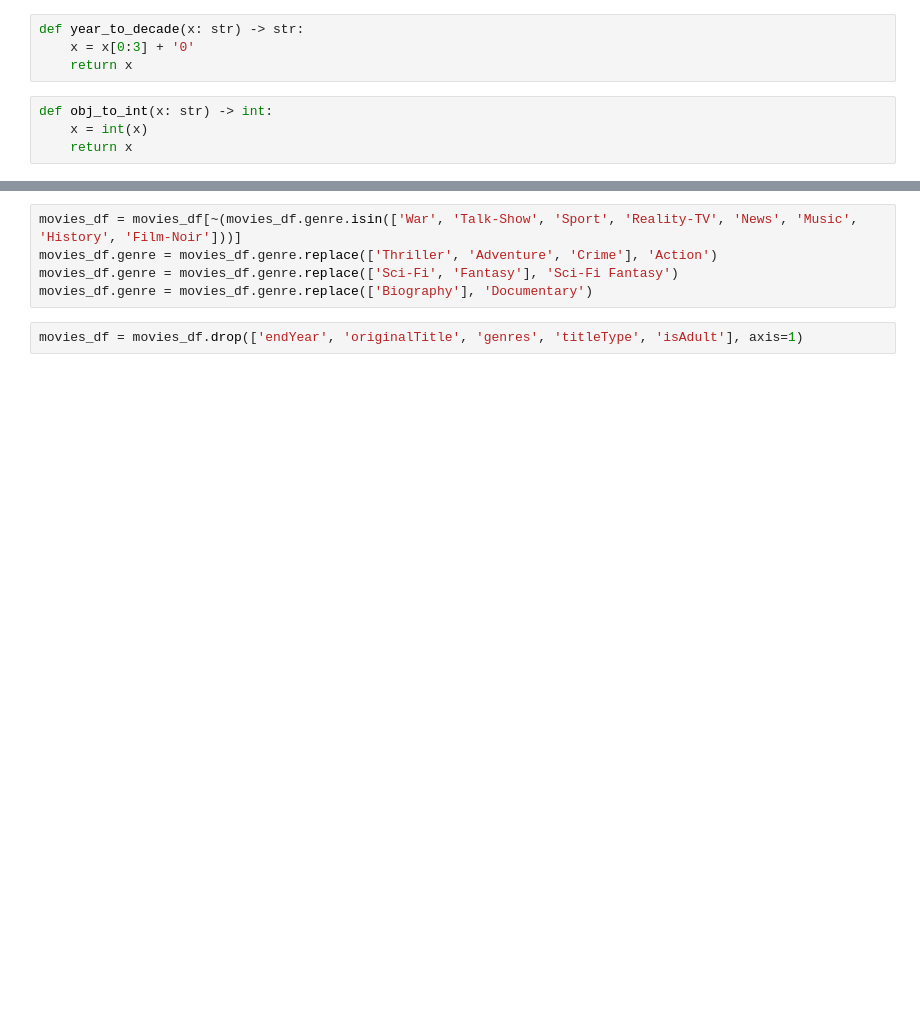
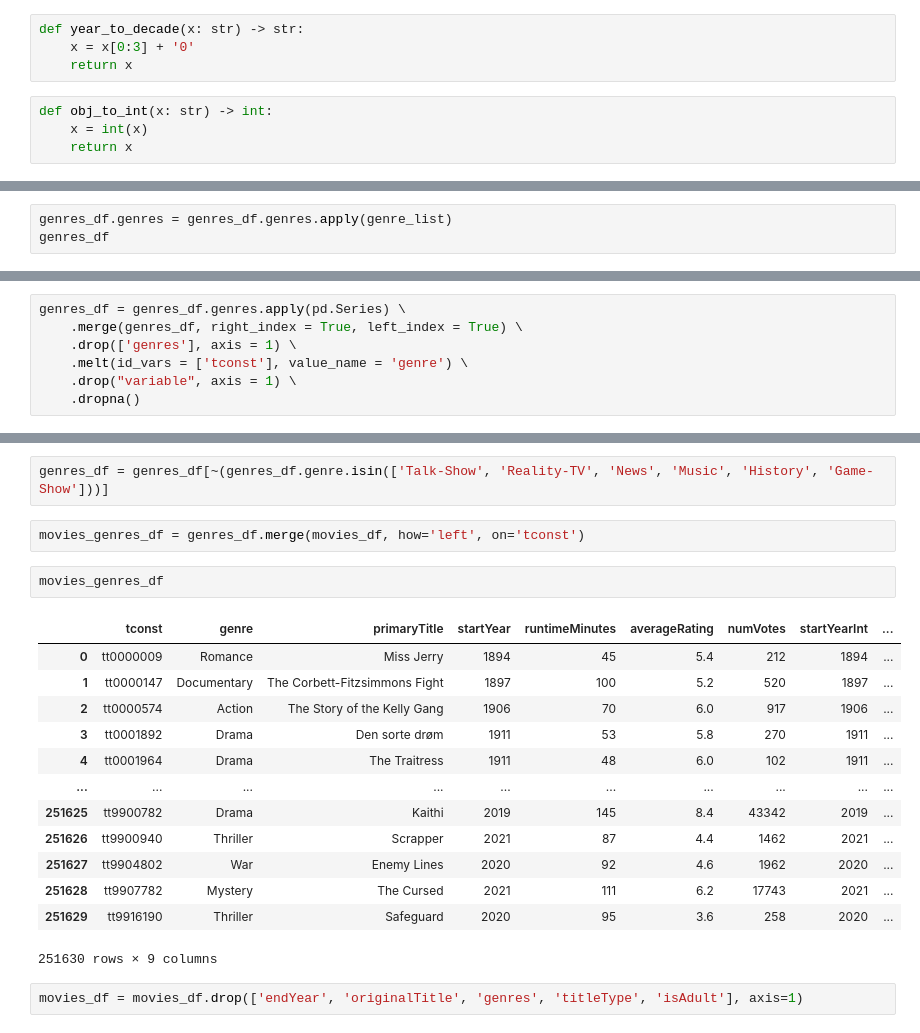
Before and after one commit to emily-dee/IMDB_data_analytics_project, a Jupyter notebook: Insight into Movies for the Hollywood Big Wigs.ipynb, the cells around one changed output, grey strips where cells are left out. Cells and saved outputs as stored; diff of their text form; blank space fills up the shorter version.

```diff
--- a/Insight into Movies for the Hollywood Big Wigs.ipynb
+++ b/Insight into Movies for the Hollywood Big Wigs.ipynb
@@ -142,0 +131,3 @@ dtype: int64
+# %%
+genres_df.genres = genres_df.genres.apply(genre_list)
+genres_df
@@ -142,0 +148,7 @@ dtype: int64
+# %%
+genres_df = genres_df.genres.apply(pd.Series) \
+    .merge(genres_df, right_index = True, left_index = True) \
+    .drop(['genres'], axis = 1) \
+    .melt(id_vars = ['tconst'], value_name = 'genre') \
+    .drop("variable", axis = 1) \
+    .dropna()
@@ -143,8 +192,23 @@ dtype: int64
 # %%
-movies_df = movies_df[~(movies_df.genre.isin(['War', 'Talk-Show', 'Sport', 'Reality-TV', 'News', 'Music', 'History', 'Film-Noir']))]
-movies_df.genre = movies_df.genre.replace(['Thriller', 'Adventure', 'Crime'], 'Action')
-movies_df.genre = movies_df.genre.replace(['Sci-Fi', 'Fantasy'], 'Sci-Fi Fantasy')
-movies_df.genre = movies_df.genre.replace(['Biography'], 'Documentary')
+genres_df = genres_df[~(genres_df.genre.isin(['Talk-Show', 'Reality-TV', 'News', 'Music', 'History', 'Game-Show']))]
+# %%
+movies_genres_df = genres_df.merge(movies_df, how='left', on='tconst')
+# %%
+movies_genres_df
+# %% [output]
+|  | tconst | genre | primaryTitle | startYear | runtimeMinutes | averageRating | numVotes | startYearInt | ... |
+| 0 | tt0000009 | Romance | Miss Jerry | 1894 | 45 | 5.4 | 212 | 1894 | ... |
+| 1 | tt0000147 | Documentary | The Corbett-Fitzsimmons Fight | 1897 | 100 | 5.2 | 520 | 1897 | ... |
+| 2 | tt0000574 | Action | The Story of the Kelly Gang | 1906 | 70 | 6.0 | 917 | 1906 | ... |
+| 3 | tt0001892 | Drama | Den sorte drøm | 1911 | 53 | 5.8 | 270 | 1911 | ... |
+| 4 | tt0001964 | Drama | The Traitress | 1911 | 48 | 6.0 | 102 | 1911 | ... |
+| ... | ... | ... | ... | ... | ... | ... | ... | ... | ... |
+| 251625 | tt9900782 | Drama | Kaithi | 2019 | 145 | 8.4 | 43342 | 2019 | ... |
+| 251626 | tt9900940 | Thriller | Scrapper | 2021 | 87 | 4.4 | 1462 | 2021 | ... |
+| 251627 | tt9904802 | War | Enemy Lines | 2020 | 92 | 4.6 | 1962 | 2020 | ... |
+| 251628 | tt9907782 | Mystery | The Cursed | 2021 | 111 | 6.2 | 17743 | 2021 | ... |
+| 251629 | tt9916190 | Thriller | Safeguard | 2020 | 95 | 3.6 | 258 | 2020 | ... |
+251630 rows × 9 columns
 # %%
 movies_df = movies_df.drop(['endYear', 'originalTitle', 'genres', 'titleType', 'isAdult'], axis=1)
 # %%
```
Also changed, not shown: parts of 20 cells of this notebook.
